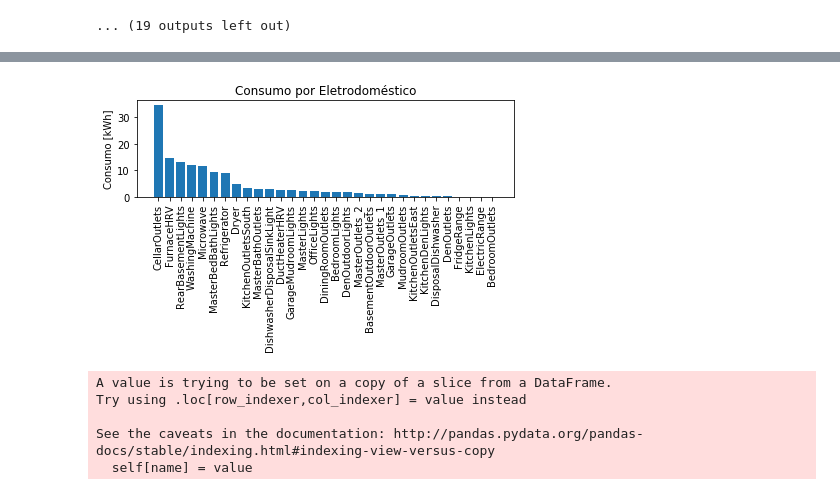
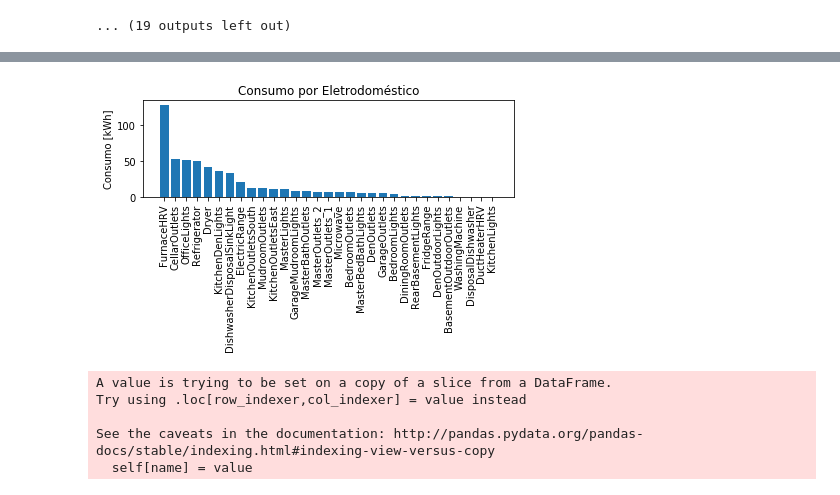
Before and after one commit to tiagoyukio12/TCC-2019, a Jupyter notebook: predicao/predicao.ipynb, the cells around one changed output, grey strips where cells are left out. Cells and saved outputs as stored; diff of their text form; code cells hidden in the pictures.

```diff
--- a/predicao/predicao.ipynb
+++ b/predicao/predicao.ipynb
@@ -106,22 +106,22 @@ print(channels)
 
 [502743 rows x 2 columns]]
 # %%
-def qry_pot_channel(start, end, i_channel):
+def qry_pot_channel(i_channel, start, end):
     """Runs a query for the potency consumption in a channel in the specified period.
 
     Args:
+        i_channel(int): index of the channel.
         start (str): start of the period as "YYYY-MM-DD hh:mm:ss".
-        end (str): end of the period as "YYYY-MM-DD hh:mm:ss"
-        i_channel(int): index of the channel.
+        end (str): end of the period as "YYYY-MM-DD hh:mm:ss".
 
     Returns:
         str: csv of the query as [index, time, consumption].
     """
-    if i_channel < 1 or i_channel > len(channels):
-        raise Exception('Channel number should be 1-{}. The value was {}'.format(len(labels), i_channel))
+    if i_channel < 0 or i_channel >= len(channels):
+        raise Exception('Channel number should be 0-{}. The value was {}'.format(len(labels) - 1, i_channel))
 
     # Select the desired period from channel
-    ch = channels[i_channel - 1]
+    ch = channels[i_channel]
     mask = (ch.t >= start) & (ch.t < end)
     ch_period = ch.loc[mask]
 
@@ -131,7 +131,7 @@ def qry_pot_channel(start, end, i_channel):
 
 # Plot data from day 2016-01-01
 for i in range(len(channels)):
-    query = qry_pot_channel('2016-01-01', '2016-01-02 00:00:05', i + 1)
+    query = qry_pot_channel(i, '2016-01-01', '2016-01-02 00:00:05')
 
     # Convert query string to pandas.DataFrame
     ch = pd.read_csv(StringIO(query), delimiter=',', header=0, usecols=[1, 2])
@@ -229,7 +235,7 @@ for i in range(len(channels)):
 import csv
 from io import StringIO
 
-# Plot total consumption by each channel on day 2011-05-01
+
 def qry_total_cons_all(start, end, percentage=False):
     """Runs a query for the total consumption in each channel in the specified period.
 
@@ -244,19 +250,19 @@ def qry_total_cons_all(start, end, percentage=False):
     total_cons = {}
     for i in range(0, len(channels)):
         # Select the desired period from channel
-        ch = channels[i - 1]
+        ch = channels[i]
         mask = (ch.t >= start) & (ch.t < end)
         ch_period = ch.loc[mask]
 
-        # Aggregate consumption
-        cons = ch_period['pot'].sum()
+        # Find mean consumption
+        cons = ch_period.pot.mean()
 
         # Convert to kWh
-        dt = ch.t[1] - ch.t[0]
-        dt = dt/np.timedelta64(1, 's')
-        cons *= dt / (1e3 * 3600)
+        t1 = pd.to_datetime(start)
+        t2 = pd.to_datetime(end)
+        cons *= pd.Timedelta(t2 - t1).total_seconds() / (1e3 * 3600)
 
-        # Add total consumption of channel i to day_cons hash map
+        # Add total consumption of channel i to hash map
         appliance_name = labels.iloc[i]['name']
         if appliance_name != 'mains':
             if appliance_name not in total_cons:
@@ -269,35 +275,35 @@ def qry_total_cons_all(start, end, percentage=False):
         sum = 0
         for key, value in total_cons.items():
             sum += value
         for key, value in total_cons.items():
             total_cons[key] /= sum
 
     sorted_cons = sorted(total_cons.items(), key=operator.itemgetter(1), reverse=True)
 
     result = ','.join([item[0] for item in sorted_cons]) + '\n'
     result += ','.join([str(item[1]) for item in sorted_cons])
     return result
 
 start_date = pd.to_datetime('2016-01-01')
-end_date = start_date + pd.to_timedelta('7 days')
+end_date = start_date + pd.to_timedelta('30 days')
 query = qry_total_cons_all(start_date, end_date, percentage=False)
 
 f = StringIO(query)
 qry_reader = csv.reader(f, delimiter=',')
 sorted_cons = []
 for row in qry_reader:
     sorted_cons.append(row)
 
 for i in range(len(sorted_cons[1])):
     sorted_cons[1][i] = float(sorted_cons[1][i])
 
 plt.title('Consumo por Eletrodoméstico')
 plt.bar(sorted_cons[0], sorted_cons[1])
 plt.ylabel('Consumo [kWh]')
 plt.xticks(rotation=90)
 plt.savefig('plot/day-05-01/by_channel.png')
 # %% [output]
-[figure, old version]
+[figure, new version]
 # %%
 # ARMA and ARIMA forecast
 days_predicted = 7
```
Also changed, not shown: parts of 5 cells of this notebook.
